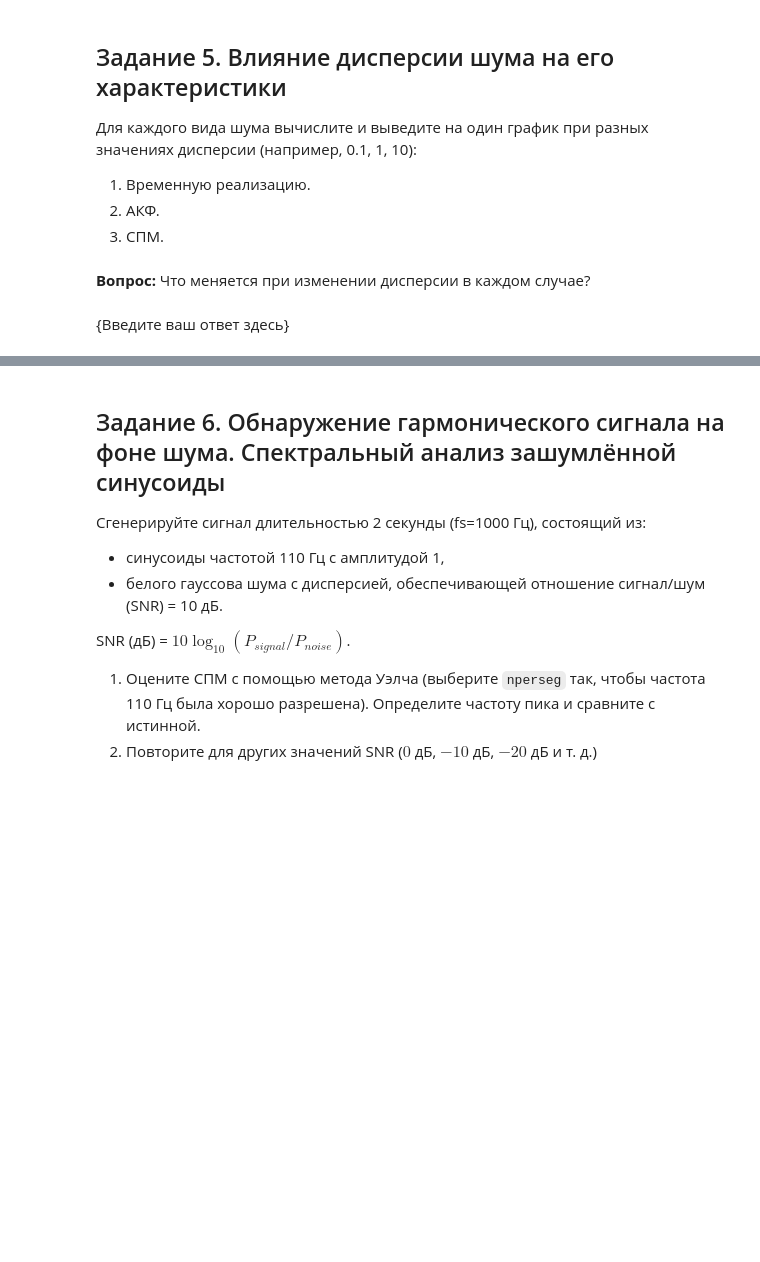
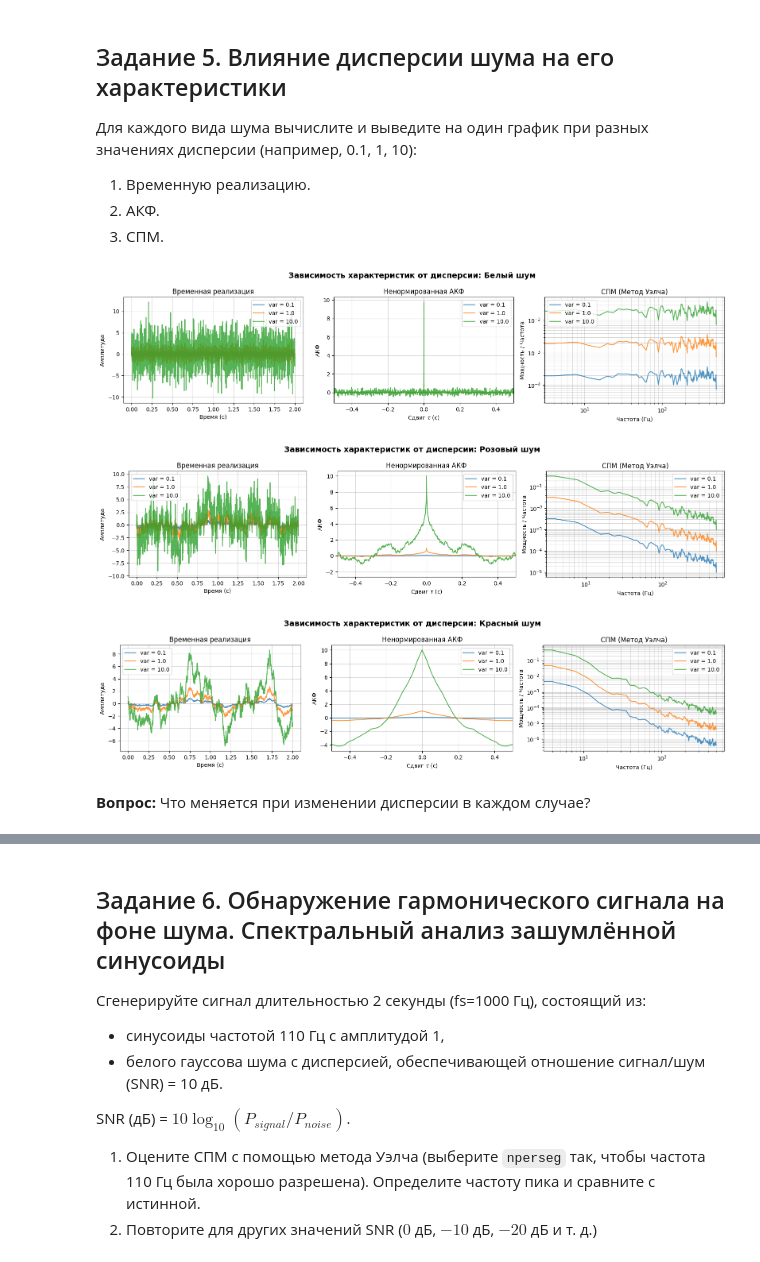
Before and after one commit to korzhimanov/dsp-seminars, a Jupyter notebook: seminars/4_savva_dariya.ipynb, the cells around one changed output, grey strips where cells are left out. Drawn from its saved outputs; the diff is of its cells as text; code cells hidden in the pictures; blank space fills up the shorter version.

```diff
--- a/seminars/4_savva_dariya.ipynb
+++ b/seminars/4_savva_dariya.ipynb
@@ -216,4 +238,77 @@ plt.show()
+# %%
+
+
+# Параметры
+fs = 1000
+T = 2
+N = int(fs * T)
+t = np.arange(N) / fs
+lags = np.arange(-N + 1, N) / fs
+variances = [0.1, 1.0, 10.0] # Значения дисперсии
+
+np.random.seed(42)
+
+# Розовый (базовый)
+X_white = np.fft.rfft(np.random.randn(N))
+freqs = np.fft.rfftfreq(N, d=1/fs)
+filt = np.zeros_like(freqs)
+filt[1:] = 1 / np.sqrt(freqs[1:])
+base_pink = np.fft.irfft(X_white * filt, n=N)
+base_pink = (base_pink - np.mean(base_pink)) / np.std(base_pink) # Нормируем дисперсию к 1
+
+# Красный (базовый)
+base_red = np.cumsum(np.random.randn(N))
+base_red = (base_red - np.mean(base_red)) / np.std(base_red) # Нормируем дисперсию к 1
+
+noises = {
+    "Белый шум": base_white,
+    "Розовый шум": base_pink,
+    "Красный шум": base_red
+}
+
+for name, base_sig in noises.items():
+    fig, axs = plt.subplots(1, 3, figsize=(16, 4))
+    fig.suptitle(f'Зависимость характеристик от дисперсии: {name}', fontsize=14, fontweight='bold')
+
+    for var in variances:
+        # Умножаем базовый сигнал на стандартное отклонение (корень из дисперсии)
+        std_dev = np.sqrt(var)
+        sig = base_sig * std_dev
+
+        # 1. Временная реализация
+        axs[0].plot(t, sig, label=f'var = {var}', alpha=0.8)
+
+        # 2. Ненормированная АКФ
+        acf = np.correlate(sig, sig, mode='full') / N
+        axs[1].plot(lags, acf, label=f'var = {var}', alpha=0.8)
+
+        # 3. СПМ (Метод Уэлча)
+        f_welch, p_welch = welch(sig, fs, nperseg=256, noverlap=128, window='hann')
+        axs[2].loglog(f_welch, p_welch, label=f'var = {var}', alpha=0.8)
+
+    # Оформление осей
+    axs[0].set_title('Временная реализация')
+    axs[0].set_xlabel('Время (с)')
+    axs[0].set_ylabel('Амплитуда')
+
+    axs[1].set_title('Ненормированная АКФ')
+    axs[1].set_xlabel('Сдвиг $\\tau$ (с)')
+    axs[1].set_ylabel('АКФ')
+    axs[1].set_xlim(-0.5, 0.5) # Сужаем для наглядности
+
+    axs[2].set_title('СПМ (Метод Уэлча)')
+    axs[2].set_xlabel('Частота (Гц)')
+    axs[2].set_ylabel('Мощность / Частота')
+
+    for ax in axs:
+        ax.grid(True, which="both", ls="-", alpha=0.5)
+        ax.legend()
+
+    plt.tight_layout()
+    plt.show()
+# %% [output]
+[figure, added]
+[figure, added]
+[figure, added]
 # %% [markdown]
 **Вопрос:** Что меняется при изменении дисперсии в каждом случае?
-# %% [markdown]
-{Введите ваш ответ здесь}
```
Also changed, not shown: parts of 11 cells of this notebook.
